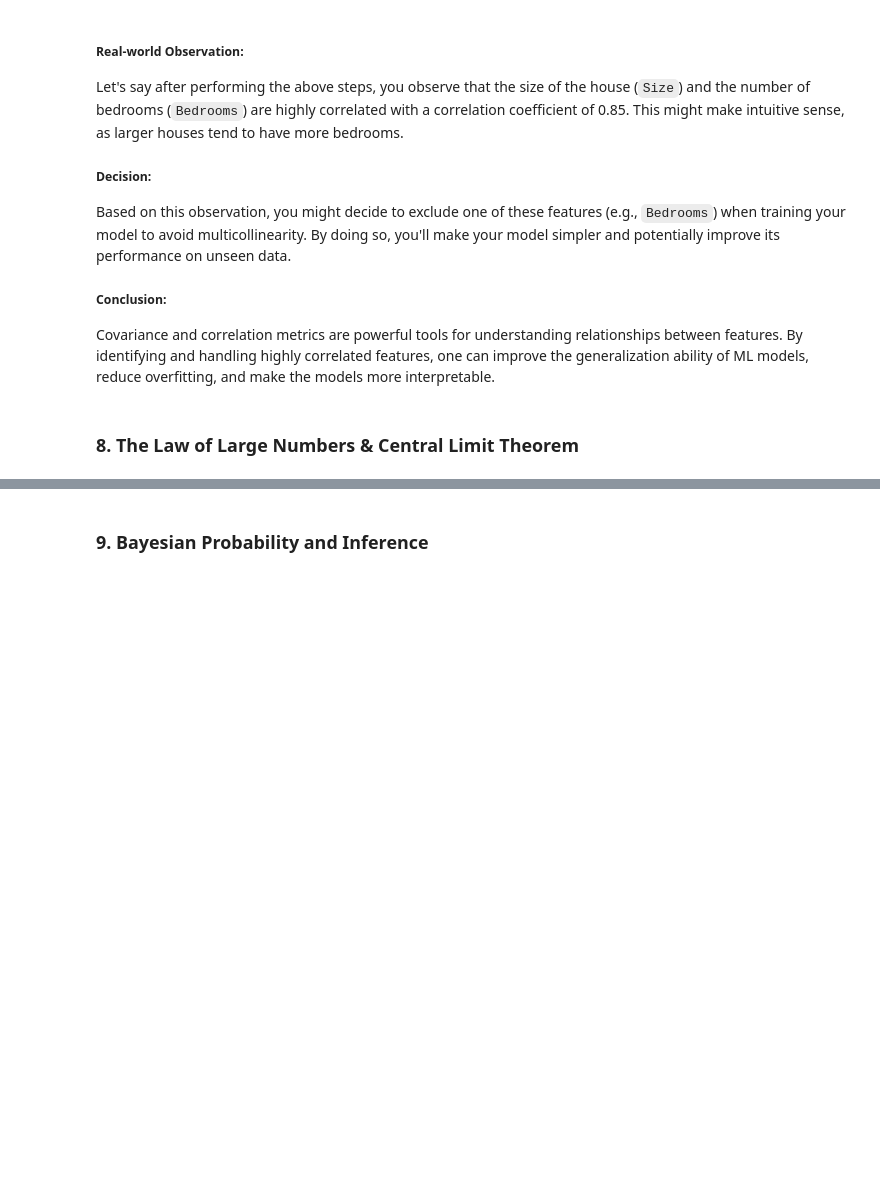
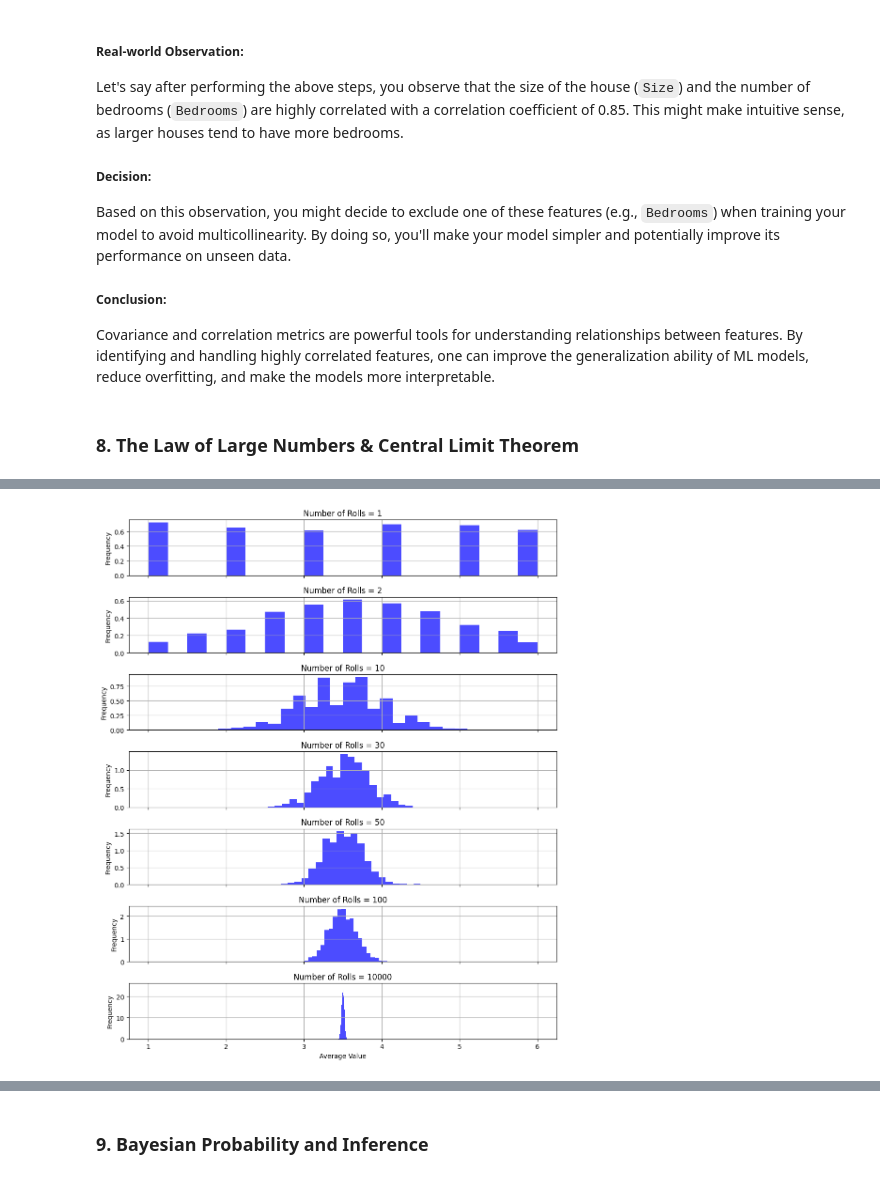
Before and after one commit to natapone/learning_ai_by_coding, a Jupyter notebook: 1-3_probability.ipynb, the cells around one changed output, grey strips where cells are left out. Cells and saved outputs as stored; diff of their text form; code cells hidden in the pictures; blank space fills up the shorter version.

```diff
--- a/1-3_probability.ipynb
+++ b/1-3_probability.ipynb
@@ -1663,0 +1749,33 @@ Covariance and correlation metrics are powerful tools for understanding relation
+# %%
+import numpy as np
+import matplotlib.pyplot as plt
+
+# Set random seed for reproducibility
+np.random.seed(42)
+
+# Function to simulate a die roll
+def roll_die():
+    return np.random.choice([1, 2, 3, 4, 5, 6])
+
+# Number of samples for the averages
+samples = 1000
+
+# Different number of die rolls
+rolls = [1, 2, 10, 30, 50, 100, 10000]
+
+# Plot the results
+fig, axs = plt.subplots(len(rolls), figsize=(10, 12), sharex=True)
+
+for i, n in enumerate(rolls):
+    # Store the average of die rolls
+    averages = [np.mean([roll_die() for _ in range(n)]) for _ in range(samples)]
+    axs[i].hist(averages, bins=20, density=True, color='blue', alpha=0.7)
+    axs[i].set_title(f'Number of Rolls = {n}')
+    axs[i].set_ylabel('Frequency')
+    axs[i].grid(True)
+
+axs[-1].set_xlabel('Average Value')
+plt.tight_layout()
+plt.show()
+# %% [output]
+[figure, added]
```
Also changed, not shown: parts of 12 cells of this notebook.
